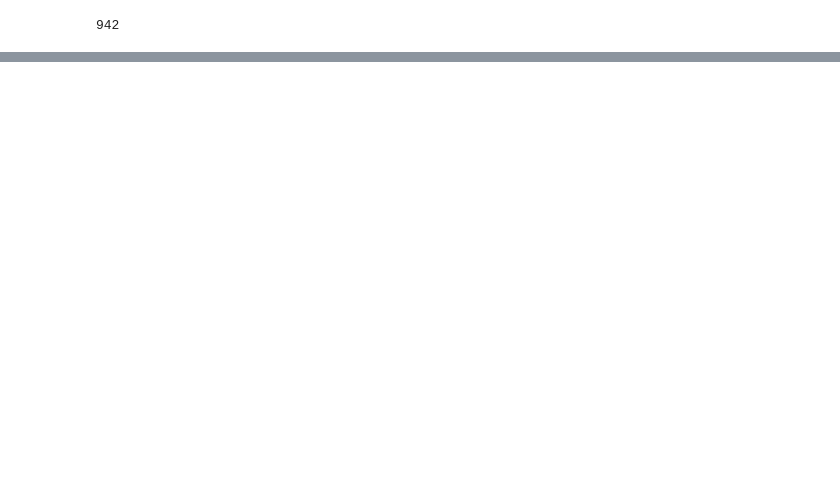
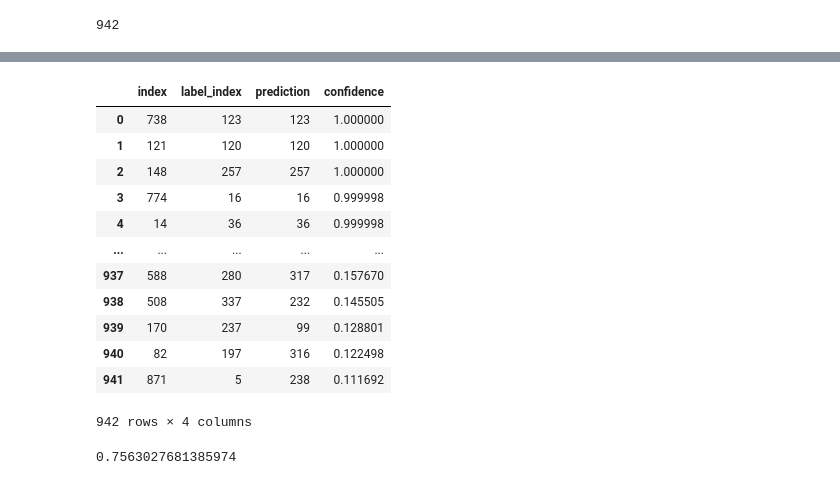
Before and after one commit to davidpetrov/Google-Landmark-Recognition-2021, a Jupyter notebook: data-exploration.ipynb, the cells around one changed output, grey strips where cells are left out. Cells and saved outputs as stored; diff of their text form; code cells hidden in the pictures; blank space fills up the shorter version.

Commit message:
Add GAP metric implementation

```diff
--- a/data-exploration.ipynb
+++ b/data-exploration.ipynb
@@ -463,3 +426,7 @@ train_df, val_df = train_test_split(bg_train_df, test_size=0.1, random_state=42)
 len(train_df), len(val_df)
 # %% [output]
 (8476, 942)
+# %%
+unique_classes_train = train_df['label_index'].unique()
+unique_classes_val = val_df['label_index'].unique()
+len(unique_classes_train), len(unique_classes_val)
@@ -809,0 +854,25 @@ len(val_df_with_predictions)
+# %%
+df_with_confidence
+# %% [output]
+|  | index | label_index | prediction | confidence |
+| 0 | 738 | 123 | 123 | 1.000000 |
+| 1 | 121 | 120 | 120 | 1.000000 |
+| 2 | 148 | 257 | 257 | 1.000000 |
+| 3 | 774 | 16 | 16 | 0.999998 |
+| 4 | 14 | 36 | 36 | 0.999998 |
+| ... | ... | ... | ... | ... |
+| 937 | 588 | 280 | 317 | 0.157670 |
+| 938 | 508 | 337 | 232 | 0.145505 |
+| 939 | 170 | 237 | 99 | 0.128801 |
+| 940 | 82 | 197 | 316 | 0.122498 |
+| 941 | 871 | 5 | 238 | 0.111692 |
+942 rows × 4 columns
+# %%
+# Check correct implementation of GAP by comparing with evaluations.kaggle_2020 library
+dict_true  = dict(zip(df_with_confidence['index'], df_with_confidence['label_index']))
+dict_pred = {row['index']: [row['prediction'], row['confidence']] for _, row in df_with_confidence.iterrows()}
+
+from evaluations.kaggle_2020 import global_average_precision_score
+global_average_precision_score(dict_true, dict_pred)
+# %% [output]
+0.7563027681385974
```
Also changed, not shown: parts of 48 cells of this notebook, 2 other files.
